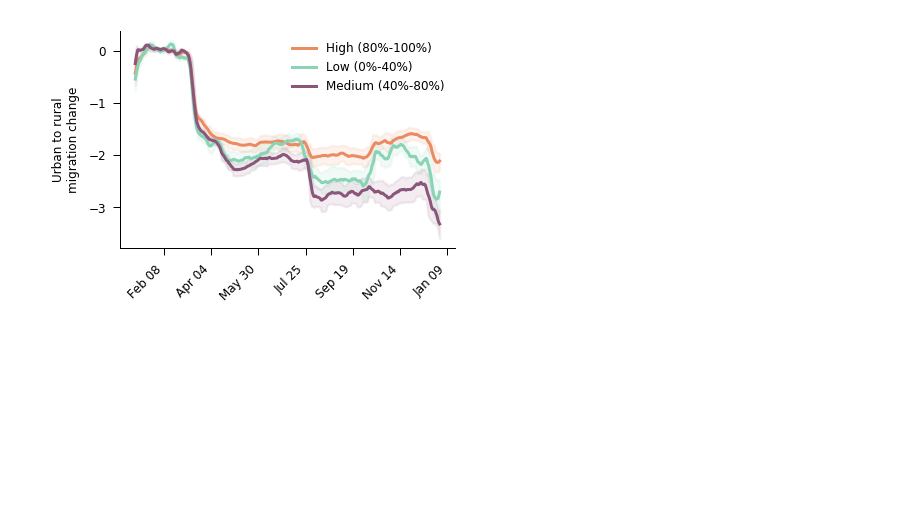
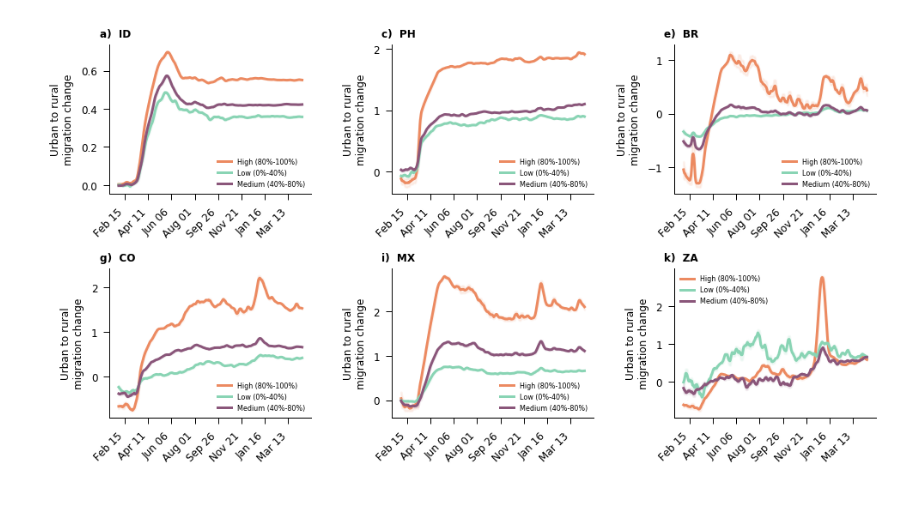
Before and after one commit to worldbank/SDG-big-data, a Jupyter notebook: gps-analytics/src/analysis/migration_flows.ipynb, the cells around one changed output. Drawn from its saved outputs; the diff is of its cells as text; code cells hidden in the pictures; blank space fills up the shorter version.

```diff
--- a/gps-analytics/src/analysis/migration_flows.ipynb
+++ b/gps-analytics/src/analysis/migration_flows.ipynb
@@ -16,26 +14,30 @@ import pyspark.sql.functions as F
 from pyspark.sql.functions import col, desc, lit
 from pyspark.sql import Window
 
+spark.conf.set("spark.sql.shuffle.partitions", 1500)
+
 start_baseline = '2020-02-01'
 end_baseline = '2020-03-01'
 start_date = '2020-02-01'
-end_date = '2021-05-01'
+end_date = '2021-04-15'
 
-results_dir = '/mnt/Geospatial/results/veraset/'
+results_dir = '/dbfs/mnt/Geospatial/results/veraset/'
+admin_path = f'/mnt/Geospatial/admin/' # country specific admin files should be stored as "{admin_path}/{country}/admin.csv"
+stop_path = '/mnt/Geospatial/results/veraset/'
 
 bins_wealth = [0, 0.4, 0.8, 1]
 bins_dist = [0, 0.4, 0.8, 1]
 
-# countries = ['ID', 'PH', 'BR', 'CO', 'MX', 'ZA']
-countries = ['PH']
+countries = ['ID', 'PH', 'BR', 'CO', 'MX', 'ZA']
+# countries = ['PH']
 
-c_dates = {'BR': '2021-05-01',
-           'CO': '2021-05-01',
-           'ID': '2021-05-01',
-           'MX': '2021-05-01',
-           'PH': '2021-05-01',
-           'ZA': '2021-05-01',
-           'AR': '2021-05-01'}
+c_dates = {'BR': '2021-05-16',
+           'CO': '2021-05-16',
+           'ID': '2021-05-16',
+           'MX': '2021-05-16',
+           'PH': '2021-05-16',
+           'ZA': '2021-05-16',
+           'AR': '2021-05-16'}
 
 activity_level = 0.2
 
@@ -48,7 +50,7 @@ mpw = 0.2
 # Smoothing size for mobility
 ma = 28
 # Smoothing size for migrations
-mw = 7
+mw = 28
 
 labels_wealth = [x+' ('+str(int(bins_wealth[i]*100))+'%-'+str(int(bins_wealth[i+1]*100)) +'%)' for i, x in zip(range(len(bins_wealth)-1), ['Low', 'Medium', 'High'])]
 labels_dist = [x+' ('+str(int(bins_dist[i]*100))+'%-'+str(int(bins_dist[i+1]*100)) +'%)' for i, x in zip(range(len(bins_dist)-1), ['Low', 'Medium', 'High'])]
@@ -67,2 +72,5 @@ for country in countries:
 # %% [output]
 [interactive output not drawn]
+# %%
+df_wl = pd.read_csv(results_dir+'df_wl_migration_weighted.csv',parse_dates=['date'])
+usr_df = pd.read_csv(results_dir+'df_usr_migration_weighted.csv')
@@ -69,8 +79,11 @@ for country in countries:
 # %%
 ### Cumulated: sum the difference in the number of user going from urban to roral and those coming from rural to urban
-### Change: outputs the google change metric over the timeseries (either the plain difference in flows or the cumulated one depending on "cumulated" value)
+### Change: omputes the google change metric over the timeseries (either the plain difference in flows or the cumulated one depending on "cumulated" value)
+mw = 7
+results = pd.concat([get_migration_results(df_wl,usr_df,state,change=False) for state in countries])
+results = results[(results.index>=start_date)&(results.index<=end_date)]
 
-mw = 7
-results = pd.concat([get_migration_results(df_wl,state,change=True) for state in countries])
-plot_migration(results,countries)
+fig1, res1 = plot_migration(results,countries)
+fig1.savefig('/dbfs/FileStore/plots/migration_patterns.pdf')
+res1.to_csv('/dbfs/FileStore/tables/results_migration_patterns_plot_data.csv',index=False)
 # %% [output]
@@ -78 +90 @@ plot_migration(results,countries)
-[figure, old version]
+[figure, new version]
```
Also changed, not shown: parts of 6 cells of this notebook, 1 other file.
